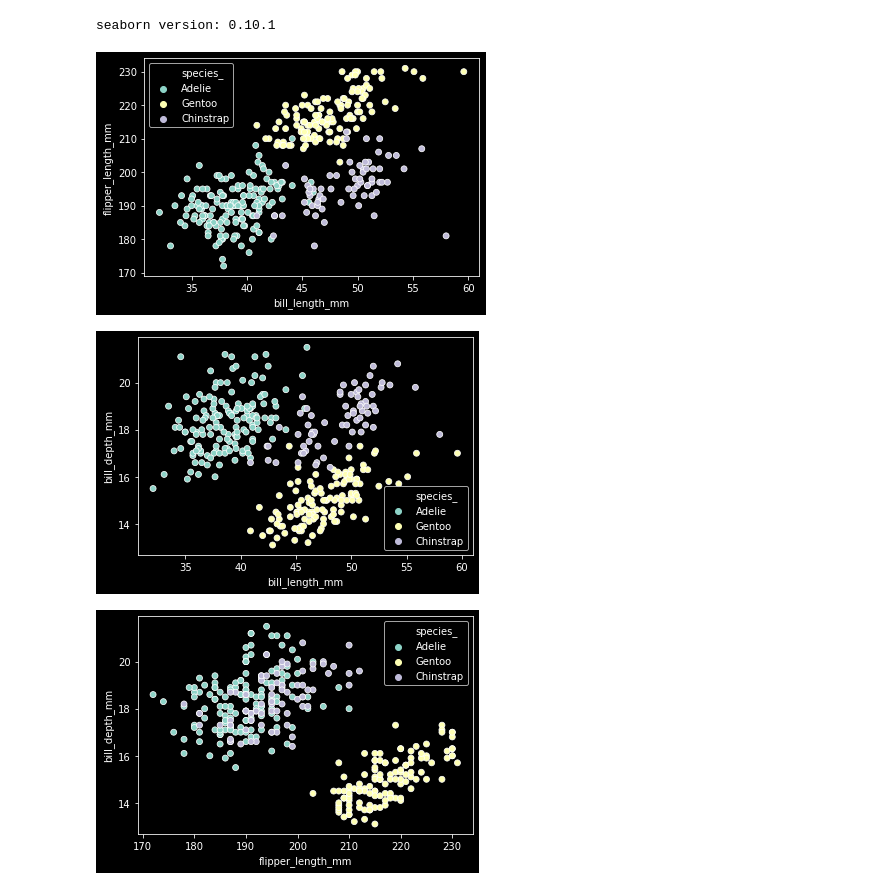
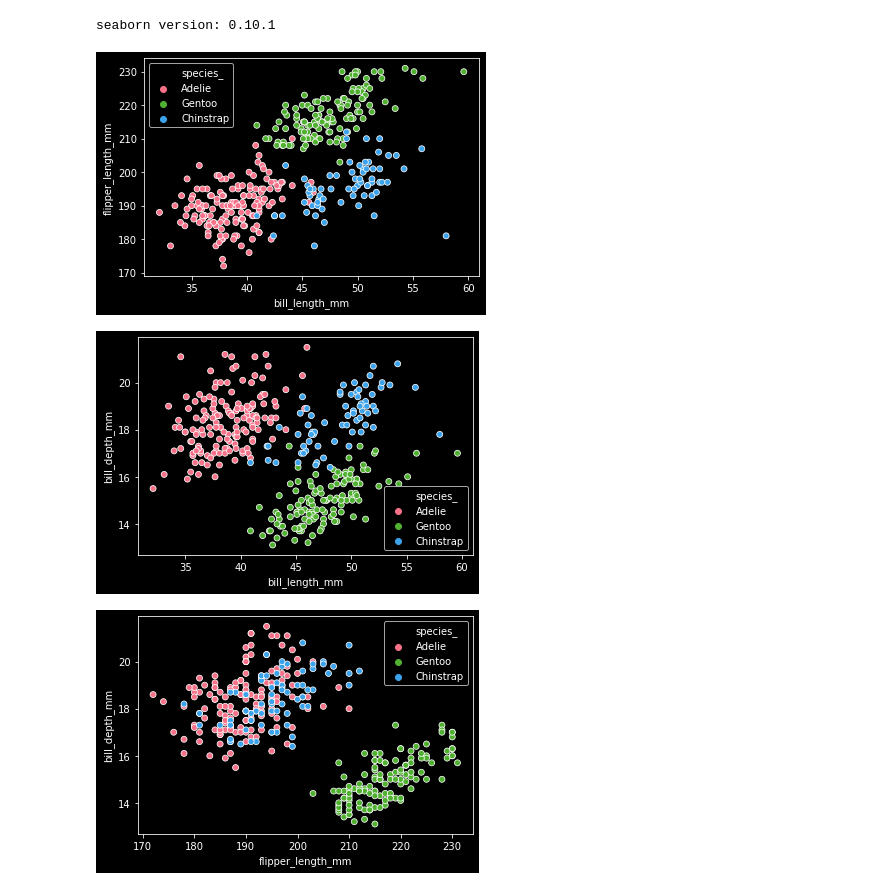
Before and after one commit to deeplearning540/deeplearning540.github.io, a Jupyter notebook: source/lesson02/script.ipynb, the cells around one changed output. Drawn from its saved outputs; the diff is of its cells as text; code cells hidden in the pictures.

```diff
--- a/source/lesson02/script.ipynb
+++ b/source/lesson02/script.ipynb
@@ -149,17 +149,17 @@ print(f'seaborn version: {sns.__version__}')
 seaborn version: 0.10.1
 # %%
 #let's mark the dots with a color for each class
-sns.scatterplot(x=df.bill_length_mm, y=df.flipper_length_mm, hue=df.species_)
+sns.scatterplot(x=df.bill_length_mm, y=df.flipper_length_mm, hue=df.species_, palette="husl")
 plt.show()
 # %% [output]
-[figure, old version]
+[figure, new version]
 # %%
-sns.scatterplot(x=df.bill_length_mm, y=df.bill_depth_mm, hue=df.species_)
+sns.scatterplot(x=df.bill_length_mm, y=df.bill_depth_mm, hue=df.species_, palette="husl")
 plt.show()
 # %% [output]
-[figure, old version]
+[figure, new version]
 # %%
-sns.scatterplot(x=df.flipper_length_mm, y=df.bill_depth_mm, hue=df.species_)
+sns.scatterplot(x=df.flipper_length_mm, y=df.bill_depth_mm, hue=df.species_, palette="husl")
 plt.show()
 # %% [output]
-[figure, old version]
+[figure, new version]
```
Also changed, not shown: parts of 2 cells of this notebook.
